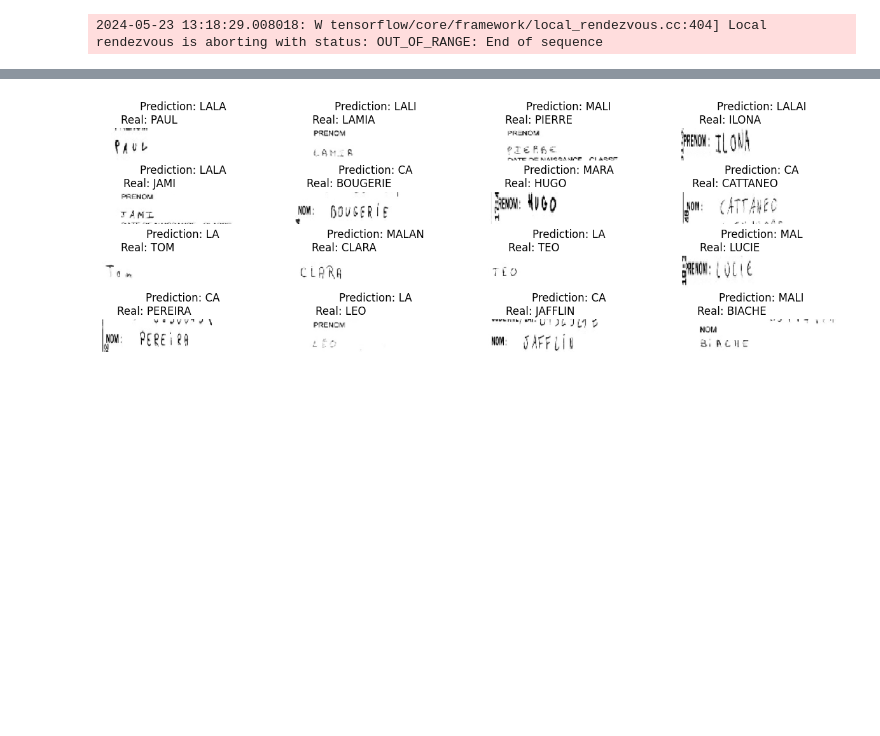
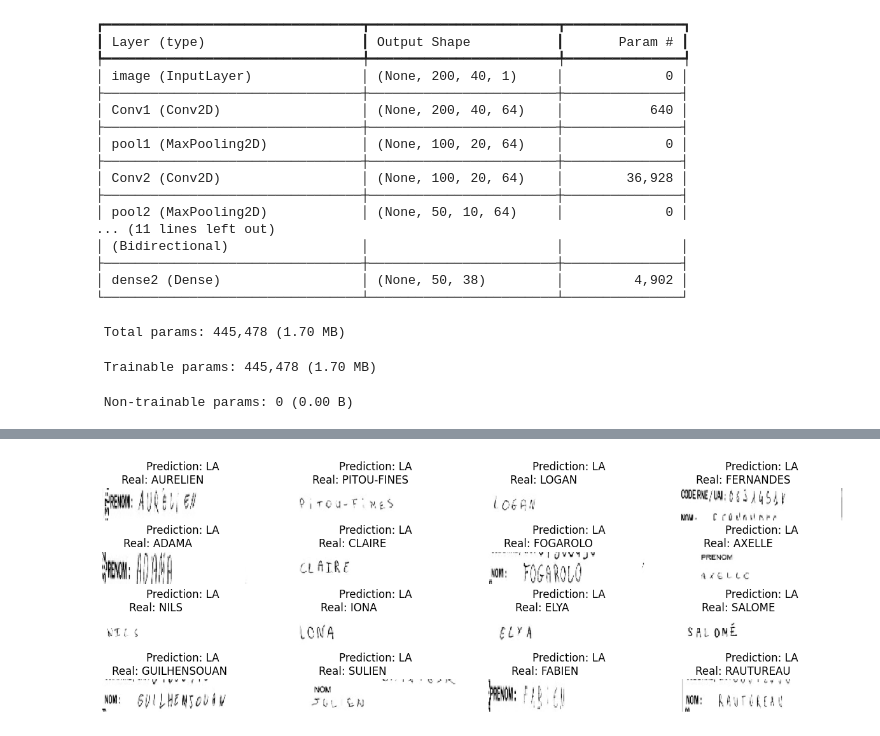
Before and after one commit to Timoth26/student-research-and-development-project, a Jupyter notebook: evaluation.ipynb, the cells around one changed output, grey strips where cells are left out. Drawn from its saved outputs; the diff is of its cells as text; code cells hidden in the pictures; blank space fills up the shorter version.

```diff
--- a/evaluation.ipynb
+++ b/evaluation.ipynb
@@ -21,7 +21,7 @@ train_csv = pd.read_csv('./data/written_name_test_v2.csv')
 
 train_csv = train_csv[train_csv['IDENTITY'] != 'UNREADABLE']
 train_csv = train_csv[train_csv['IDENTITY'] != 'BLANK']
-train_csv = train_csv.sample(frac=0.5, random_state=42)
+train_csv = train_csv.sample(frac=0.1, random_state=42)
 print(train_csv.shape[0])
 
 images = list(train_csv['FILENAME'])
@@ -242,7 +248,7 @@ class CTCLayer(layers.Layer):
         # At test time, just return the computed predictions
         return y_pred
 
-def build_model(num_conv_layers=3, filter_size=3, activation='relu'):
+def build_model(num_conv_layers=2, filter_size=3, activation='tanh'):
     # Inputs to the model
     input_img = layers.Input(
         shape=(img_width, img_height, 1), name="image", dtype="float32"
@@ -261,7 +267,8 @@ def build_model(num_conv_layers=3, filter_size=3, activation='relu'):
         )(x)
         x = layers.MaxPooling2D((2, 2), name=f"pool{i+1}")(x)
 
-    new_shape = ((img_width // (2 ** num_conv_layers)), (img_height // (2 ** num_conv_layers)) * 64)
+    downscale_factor = 2 ** num_conv_layers
+    new_shape = ((img_width // downscale_factor), (img_height // downscale_factor) * 64)
     x = layers.Reshape(target_shape=new_shape, name="reshape")(x)
     x = layers.Dense(64, activation="relu", name="dense1")(x)
     x = layers.Dropout(0.2)(x)
@@ -315,7 +322,7 @@ Model: "ocr_model_v1"
  Non-trainable params: 0 (0.00 B)
 # %%
 # TODO restore epoch count.
-epochs = 10
+epochs = 3
 early_stopping_patience = 10
 # Add early stopping
 early_stopping = keras.callbacks.EarlyStopping(
@@ -408,10 +398,14 @@ print(len(batch_labels))
 # %%
+prediction_model = keras.models.Model(
+    model.input[0], model.get_layer(name="dense2").output
+)
+prediction_model.summary()
 #  Let's check results on some validation samples
 for batch in test_dataset.take(1):
     batch_images = batch["image"]
     batch_labels = batch["label"]
 
-    preds = model.predict(batch_images)
+    preds = prediction_model.predict(batch_images)
     # pred_texts = decode_batch_predictions(preds)
 
     dec = ctc_decode2(preds)[0][0][
@@ -439 +433,20 @@ plt.show()
-2024-05-23 13:18:29.008018: W tensorflow/core/framework/local_rendezvous.cc:404] Local rendezvous is aborting with status: OUT_OF_RANGE: End of sequence
+┏━━━━━━━━━━━━━━━━━━━━━━━━━━━━━━━━━┳━━━━━━━━━━━━━━━━━━━━━━━━┳━━━━━━━━━━━━━━━┓
+┃ Layer (type)                    ┃ Output Shape           ┃       Param # ┃
+┡━━━━━━━━━━━━━━━━━━━━━━━━━━━━━━━━━╇━━━━━━━━━━━━━━━━━━━━━━━━╇━━━━━━━━━━━━━━━┩
+│ image (InputLayer)              │ (None, 200, 40, 1)     │             0 │
+├─────────────────────────────────┼────────────────────────┼───────────────┤
+│ Conv1 (Conv2D)                  │ (None, 200, 40, 64)    │           640 │
+├─────────────────────────────────┼────────────────────────┼───────────────┤
+│ pool1 (MaxPooling2D)            │ (None, 100, 20, 64)    │             0 │
+├─────────────────────────────────┼────────────────────────┼───────────────┤
+│ Conv2 (Conv2D)                  │ (None, 100, 20, 64)    │        36,928 │
+├─────────────────────────────────┼────────────────────────┼───────────────┤
+│ pool2 (MaxPooling2D)            │ (None, 50, 10, 64)     │             0 │
+... (11 lines left out)
+│ (Bidirectional)                 │                        │               │
+├─────────────────────────────────┼────────────────────────┼───────────────┤
+│ dense2 (Dense)                  │ (None, 50, 38)         │         4,902 │
+└─────────────────────────────────┴────────────────────────┴───────────────┘
+ Total params: 445,478 (1.70 MB)
+ Trainable params: 445,478 (1.70 MB)
+ Non-trainable params: 0 (0.00 B)
@@ -440,4 +455,4 @@ plt.show()
-[figure, old version]
+[figure, new version]
 # %%
 custom_objects = {
     'CTCLayer': CTCLayer
```
Also changed, not shown: parts of 10 cells of this notebook.
